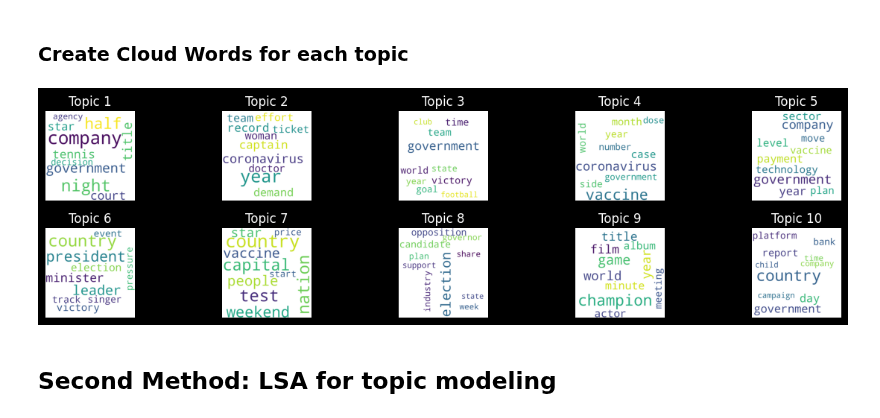
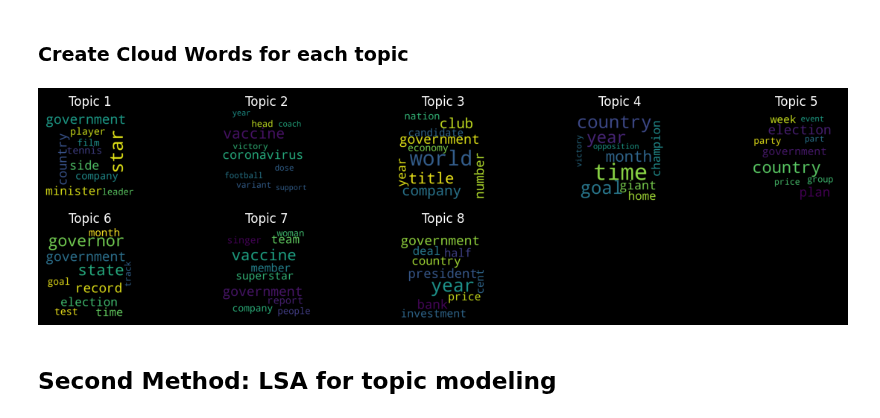
Before and after one commit to lorenzobotto/esercizi-tln, a Jupyter notebook: ex5/exercise_5.ipynb, the cells around one changed output. Drawn from its saved outputs; the diff is of its cells as text; code cells hidden in the pictures.

```diff
--- a/ex5/exercise_5.ipynb
+++ b/ex5/exercise_5.ipynb
@@ -44,0 +44,26 @@ df['text_cleaned'] = df['Excerpt'].apply(preprocess)
+# %%
+topics = df['Category'].unique()
+plt.rcParams["figure.figsize"] = [12, 8]
+plt.rcParams["figure.autolayout"] = True
+
+for topic in topics:
+    # Get all the sentences for a particular topic
+    sentences = df[df['Category'] == topic]['text_cleaned'].tolist()
+
+    # Count frequency of words in the sentences
+    word_freq = {}
+    for sentence in sentences:
+        for word in sentence:
+            if word in word_freq:
+                word_freq[word] += 1
+            else:
+                word_freq[word] = 1
+    word_freq = {k: v for k, v in sorted(word_freq.items(), key=lambda item: item[1], reverse=True)}
+
+    # Get the top 10 words and create the WordCloud
+    top_10_words = list(word_freq.keys())[:10]
+    wc = WordCloud(width=800, height=800, background_color='black', min_font_size=10).generate(' '.join(top_10_words))
+    plt.subplot(2, 3, list(topics).index(topic) + 1)
+    plt.title(f"Topic: {topic}")
+    plt.axis('off')
+    plt.imshow(wc)
@@ -63,17 +92,24 @@ def calculate_coherence_score_lda(n):
     return coherence_lda
 
 # List containing various hyperparameters
-no_of_topics = [2, 3, 4, 5, 6, 7, 8, 9, 10]
+no_of_topics = [3, 4, 5, 6, 7, 8, 9]
 
 best_coherence_score = 0
 best_n = 0
 
+coherence_scores = []
 for n in no_of_topics:
     coherence_score = calculate_coherence_score_lda(n)
+    coherence_scores.append(coherence_score)
     if coherence_score > best_coherence_score:
         best_coherence_score = coherence_score
         best_n = n
-    print(f"Number of Topics: {n}")
-    print(f"Coherence Score: {coherence_score}")
-    print("-------------------------------------")
+
+# Plot the coherence score for each number of topics
+plt.figure(figsize=(12, 8))
+plt.plot(no_of_topics, coherence_scores)
+plt.xlabel("Number of Topics")
+plt.ylabel("Coherence score")
+plt.title("Coherence score vs Number of Topics")
+plt.show()
 # %% [output]
@@ -130,21 +150,21 @@ topic
 # %%
 plt.rcParams["figure.figsize"] = [12, 8]
 plt.rcParams["figure.autolayout"] = True
 
 for i in range(best_n):
     words = best_lda_model.show_topics()[i][1].split('+')
     top_terms_key = {}
     for term in words:
         word = term.split('*')[1].replace('"', '')
         freq = term.split('*')[0]
         top_terms_key[word] = float(freq)
-    wc = WordCloud(background_color="white",width=1000,height=1000, max_words=10,relative_scaling=0.5,normalize_plurals=False).generate_from_frequencies(top_terms_key)
-    plt.subplot(int(best_n / 2) if int(best_n % 2 == 0) else int(best_n / 2) + 1, int(best_n / 2) if int(best_n % 2 == 0) else int(best_n / 2) + 1, i+1)
+    wc = WordCloud(width=800, height=800, background_color='black', min_font_size=10).generate_from_frequencies(top_terms_key)
+    plt.subplot(int(best_n / 2) + 1, int(best_n / 2) + 1, i+1)
     plt.title(f"Topic {i+1}")
     plt.axis('off')
     plt.imshow(wc)
 # %% [output]
-[figure, old version]
+[figure, new version]
 # %% [markdown]
 ## Second Method: LSA for topic modeling
 # %% [markdown]
```
Also changed, not shown: parts of 9 cells of this notebook, 1 other file.
